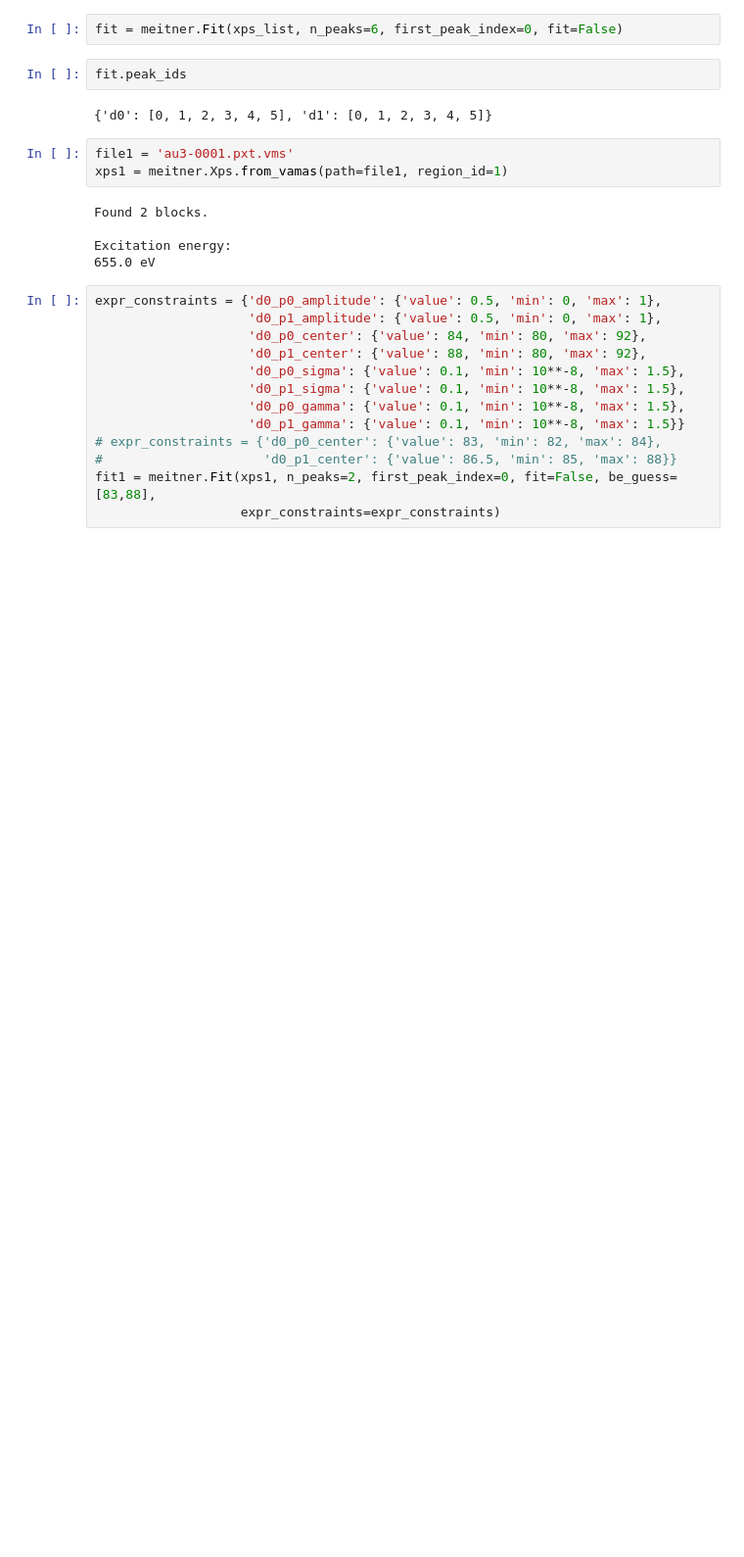
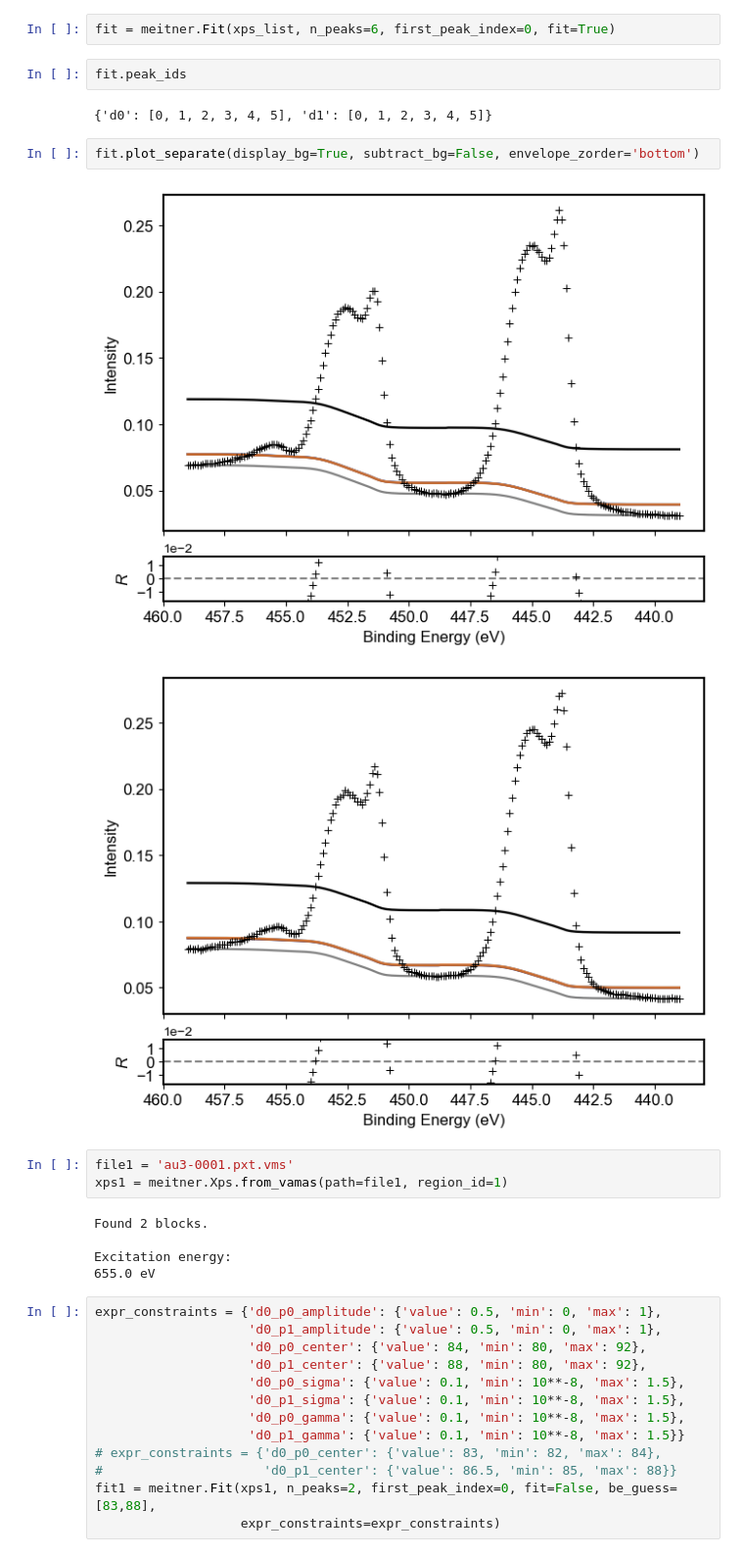
Before and after one commit to picklerixs/meitner, a Jupyter notebook: xarray_test.ipynb, the cells around one changed output. Shown: that part at 98% size. Drawn from its saved outputs; the diff is of its cells as text; blank space fills up the shorter version.

```diff
--- a/xarray_test.ipynb
+++ b/xarray_test.ipynb
@@ -37,11 +39,16 @@ Found break point at 448.79999999999995 eV.
 # %% [markdown]
 be goes in decreasing order!
 # %%
-fit = meitner.Fit(xps_list, n_peaks=6, first_peak_index=0, fit=False)
+fit = meitner.Fit(xps_list, n_peaks=6, first_peak_index=0, fit=True)
 # %%
 fit.peak_ids
 # %% [output]
 {'d0': [0, 1, 2, 3, 4, 5], 'd1': [0, 1, 2, 3, 4, 5]}
+# %%
+fit.plot_separate(display_bg=True, subtract_bg=False, envelope_zorder='bottom')
+# %% [output]
+[figure, added]
+[figure, added]
 # %%
 file1 = 'au3-0001.pxt.vms'
 xps1 = meitner.Xps.from_vamas(path=file1, region_id=1)
```
Also changed, not shown: parts of 1 cell of this notebook, 1 other file.
